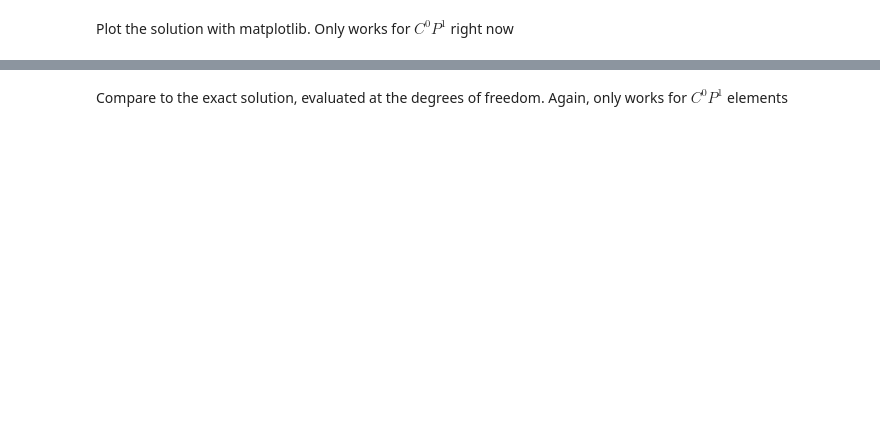
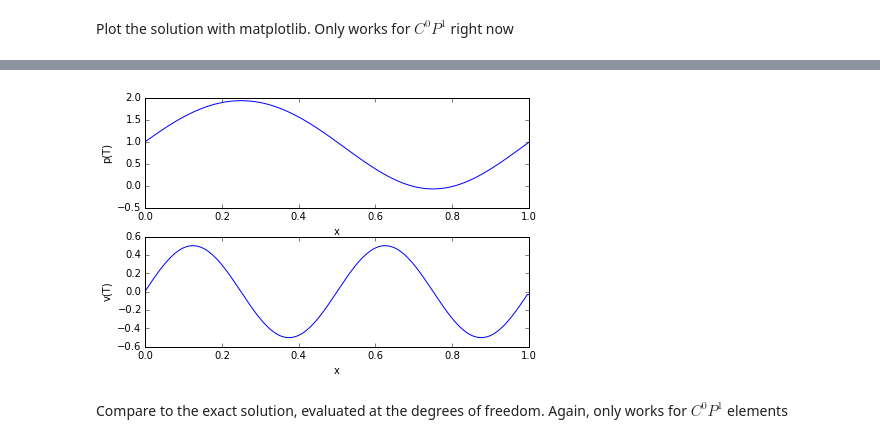
Before and after one commit to erdc/proteus-ps, a Jupyter notebook: NavierStokes-Example.ipynb, the cells around one changed output, grey strips where cells are left out. Cells and saved outputs as stored; diff of their text form; code cells hidden in the pictures; blank space fills up the shorter version.

Commit message:
fixed source term to represent non divergence free properties.  Output looks good

```diff
--- a/NavierStokes-Example.ipynb
+++ b/NavierStokes-Example.ipynb
@@ -133,11 +135,14 @@ def rofx0(x,t):
     pi4=2.0*pi2
     return pi2*np.cos(pi4*(x[...,0]-t))
 
+# note that we must actually compute \nabla(v\otimes v)  instead of v\cdot\nabla v
+# to get the right behaviour since this is not divergence free
 def fofx0(x,t):
     pi2=2.0*np.pi
     pi4=2.0*pi2
-    return pi2*(np.sin(pi2*(x[...,0]-t))*np.cos(pi2*(x[...,0]-t))-1.0)*np.cos(pi4*(x[...,0]-t)) \
-           + pi2*np.cos(pi2*(x[...,0]-t)) + pi2*pi4/Re*np.sin(pi4*(x[...,0]-t))
+    return -pi2*np.cos(pi4*(x[...,0]-t)) + pi4*np.sin(pi2*(x[...,0]-t))*pow(np.cos(pi2*(x[...,0]-t)),3.0) \
+           -pi4*pow(np.sin(pi2*(x[...,0]-t)),3.0)*np.cos(pi2*(x[...,0]-t)) + pi2*np.cos(pi2*(x[...,0]-t)) \
+           + pi2*pi4/Re*np.sin(pi4*(x[...,0]-t))
 # %% [markdown]
 Define the physical input to the model
 # %%
@@ -224,7 +229,7 @@ numerics.femSpaces = {0:FemTools.C0_AffineLinearOnSimplexWithNodalBasis,#pressur
                       1:FemTools.C0_AffineQuadraticOnSimplexWithNodalBasis}#velocity space
 
 numerics.timeIntegration = TimeIntegration.BackwardEuler
-numerics.DT = 0.005
+numerics.DT = 0.01
 numerics.tnList = list(np.arange(0.0,physics.T+numerics.DT,numerics.DT))
 # numerics.nDTout=10
 
@@ -232,7 +237,7 @@ numerics.tnList = list(np.arange(0.0,physics.T+numerics.DT,numerics.DT))
 numerics.elementQuadrature = Quadrature.SimplexGaussQuadrature(physics.nd,5)
 numerics.elementBoundaryQuadrature = Quadrature.SimplexGaussQuadrature(physics.nd-1,5)
 #number of nodes in the x and y direction
-numerics.nn = 201
+numerics.nn = 101
 #numerics.nny= 41
 #matrix type
 numerics.numericalFluxType = NumericalFlux.StrongDirichletFactory(physics.fluxBoundaryConditions)
@@ -245,10 +250,10 @@ numerics.matrix = LinearAlgebraTools.SparseMatrix
 #numerics.levelLinearSolver = LinearSolvers.KSP_petsc4py
 #using petsc4py requires weak boundary condition enforcement
 #can also use our internal wrapper for SuperLU
-# numerics.multilevelLinearSolver = LinearSolvers.KSP_petsc4py
+numerics.multilevelLinearSolver = LinearSolvers.LU
 numerics.levelLinearSolver = LinearSolvers.LU
 
-# numerics.multilevelNonlinearSolver = NonlinearSolvers.Newton
+numerics.multilevelNonlinearSolver = NonlinearSolvers.Newton
 numerics.levelNonlinearSolver = NonlinearSolvers.Newton
 
 #linear solve rtolerance
@@ -305,32 +317,37 @@ Plot the solution with matplotlib. Only works for $C^0 P^1$ right now
 # %%
+# plot computed solutions
+
 import matplotlib.pyplot as plt
 fig, (ax1,ax2) = plt.subplots(2,1)
+fig.tight_layout() # spread out the plots so that they don't overlap
 ax1.plot(x,pT)
 ax1.set_xlabel('x')
 ax1.set_ylabel('p(T)')
 useTH=True
 if not useTH:
     ax2.plot(x,vT[:numerics.nn])
     ax2.set_xlabel('x')
     ax2.set_ylabel('v(T)')
 else:
     xm = np.array(0.5*(x[:-1]+x[1:]))
     xq=[];
     vq=[];
     pq=[];
     for i in range(numerics.nn-1):
         xq.append(x[i])
         vq.append(vT[i])
 #    uq.append(u[i])
         xq.append(xm[i])
         vq.append(vT[numerics.nn+i])
 #    uq.append(u[numerics.nn+i])
     xq.append(x[-1])
     vq.append(vT[-1])
 #uq.append(u[-1])
 #xq = np.concatenate([x,xm])
 #xq.append(x1[-1])
 #ax1.plot(xq,uq)
     ax2.plot(xq,vq)
     ax2.set_xlabel('x')
     ax2.set_ylabel('v(T)')
+# %% [output]
+[figure, added]
```
Also changed, not shown: parts of 9 cells of this notebook.
